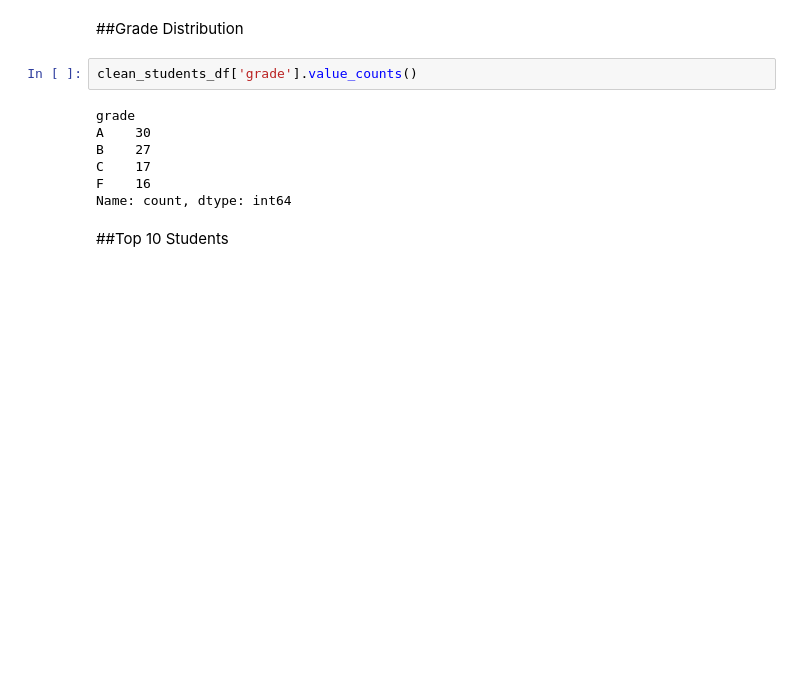
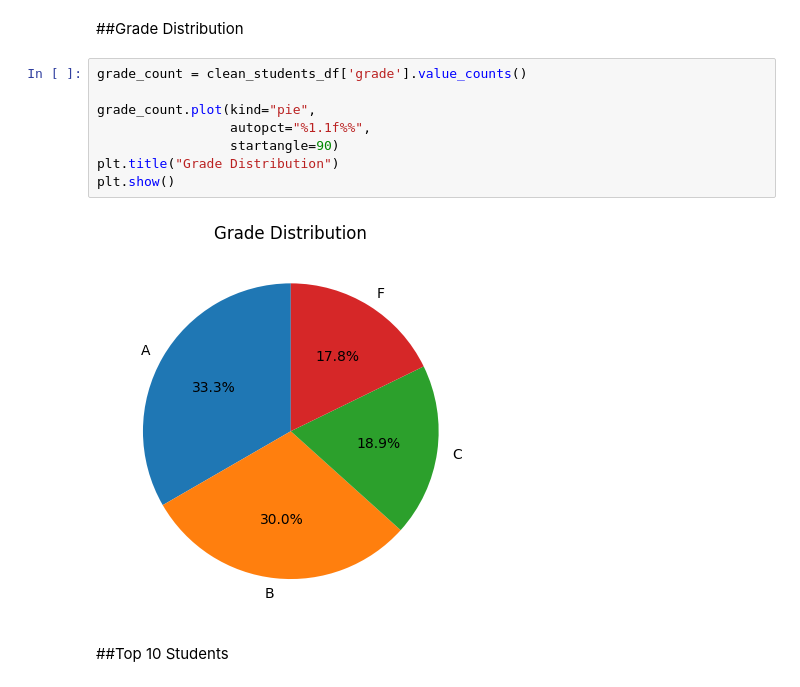
Before and after one commit to vidushanpathir505-bot/academic-data-wrangler, a Jupyter notebook: student-marks-analyzer/student_performance_analysis.ipynb, the cells around one changed output. Drawn from its saved outputs; the diff is of its cells as text; blank space fills up the shorter version.

Commit message:
feat: pie chart for grade distribution

```diff
--- a/student-marks-analyzer/student_performance_analysis.ipynb
+++ b/student-marks-analyzer/student_performance_analysis.ipynb
@@ -256,14 +256,15 @@ plt.show()
 # %% [markdown]
 ##Grade Distribution
 # %%
-clean_students_df['grade'].value_counts()
+grade_count = clean_students_df['grade'].value_counts()
+
+grade_count.plot(kind="pie",
+                 autopct="%1.1f%%",
+                 startangle=90)
+plt.title("Grade Distribution")
+plt.show()
 # %% [output]
-grade
-A    30
-B    27
-C    17
-F    16
-Name: count, dtype: int64
+[figure, added]
 # %% [markdown]
 ##Top 10 Students
 # %%
```
